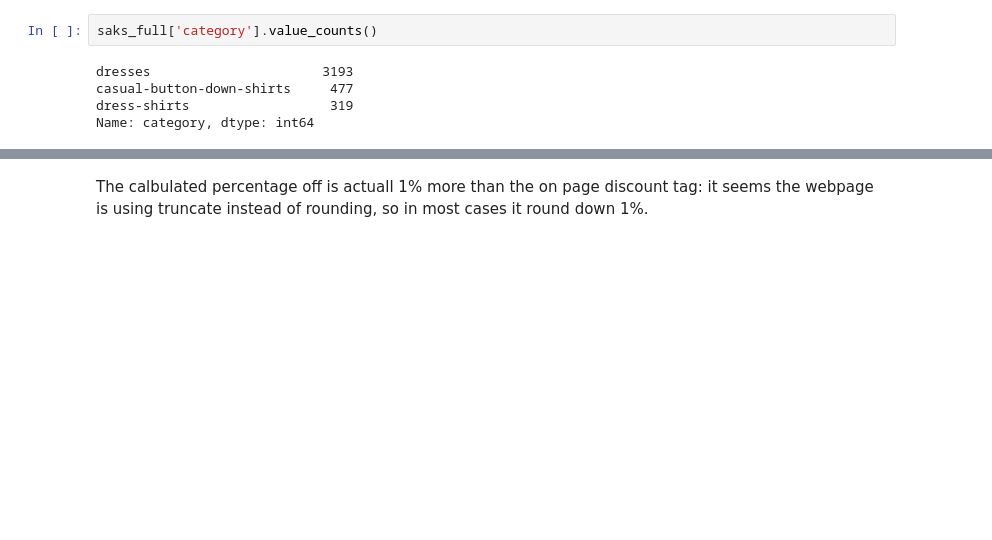
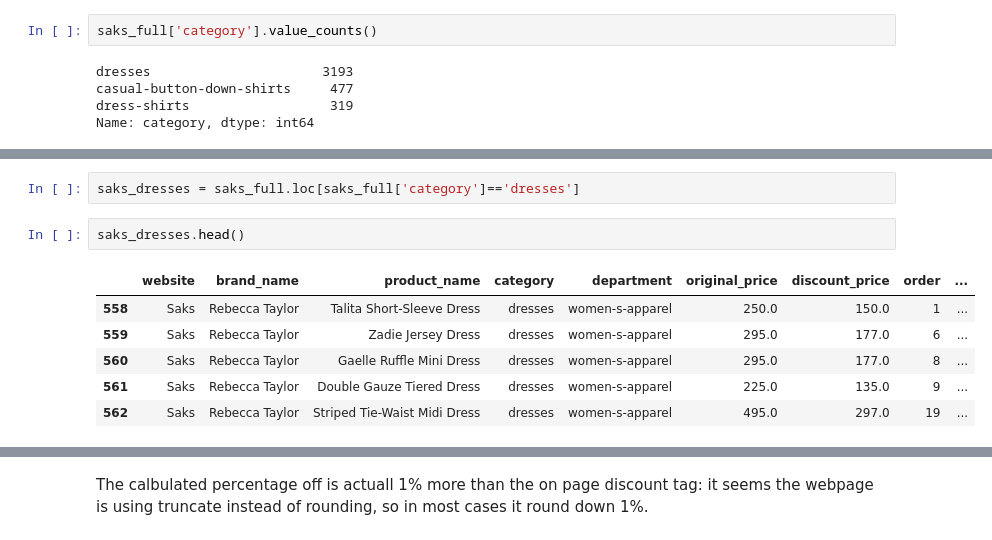
Before and after one commit to chuntao20/webscrap_discount, a Jupyter notebook: discount_strategy_analysis.ipynb, the cells around one changed output, grey strips where cells are left out. Saved outputs shown, nothing was run; the diff lists cells and outputs as text; blank space fills up the shorter version.

```diff
--- a/discount_strategy_analysis.ipynb
+++ b/discount_strategy_analysis.ipynb
@@ -612,0 +637,11 @@ off5th_raw.loc[:,'percent_off'] = round((1-off5th_raw['discount_price']/off5th_r
+# %%
+saks_dresses = saks_full.loc[saks_full['category']=='dresses']
+# %%
+saks_dresses.head()
+# %% [output]
+|  | website | brand_name | product_name | category | department | original_price | discount_price | order | ... |
+| 558 | Saks | Rebecca Taylor | Talita Short-Sleeve Dress | dresses | women-s-apparel | 250.0 | 150.0 | 1 | ... |
+| 559 | Saks | Rebecca Taylor | Zadie Jersey Dress | dresses | women-s-apparel | 295.0 | 177.0 | 6 | ... |
+| 560 | Saks | Rebecca Taylor | Gaelle Ruffle Mini Dress | dresses | women-s-apparel | 295.0 | 177.0 | 8 | ... |
+| 561 | Saks | Rebecca Taylor | Double Gauze Tiered Dress | dresses | women-s-apparel | 225.0 | 135.0 | 9 | ... |
+| 562 | Saks | Rebecca Taylor | Striped Tie-Waist Midi Dress | dresses | women-s-apparel | 495.0 | 297.0 | 19 | ... |
```
Also changed, not shown: parts of 39 cells of this notebook, 3 other files.
